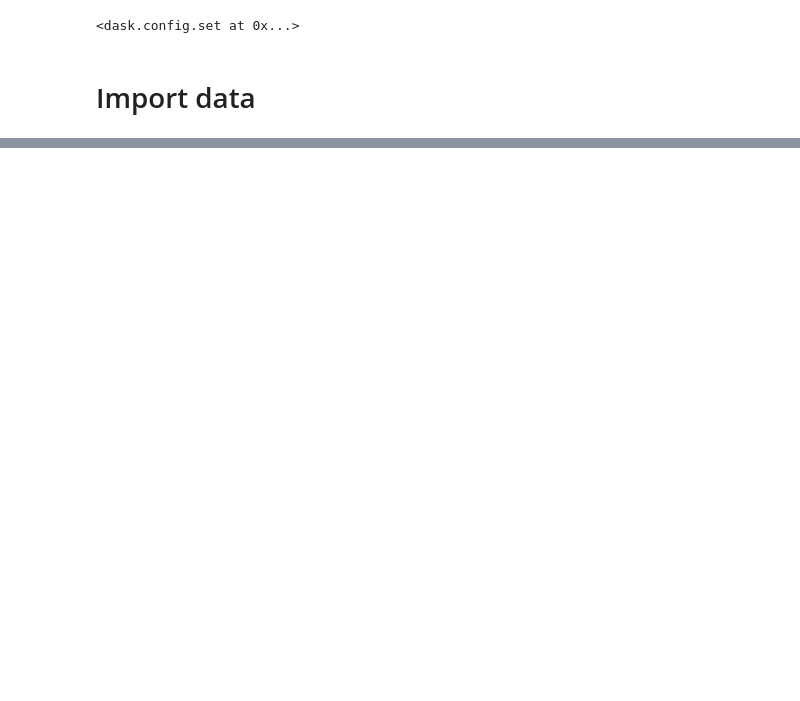
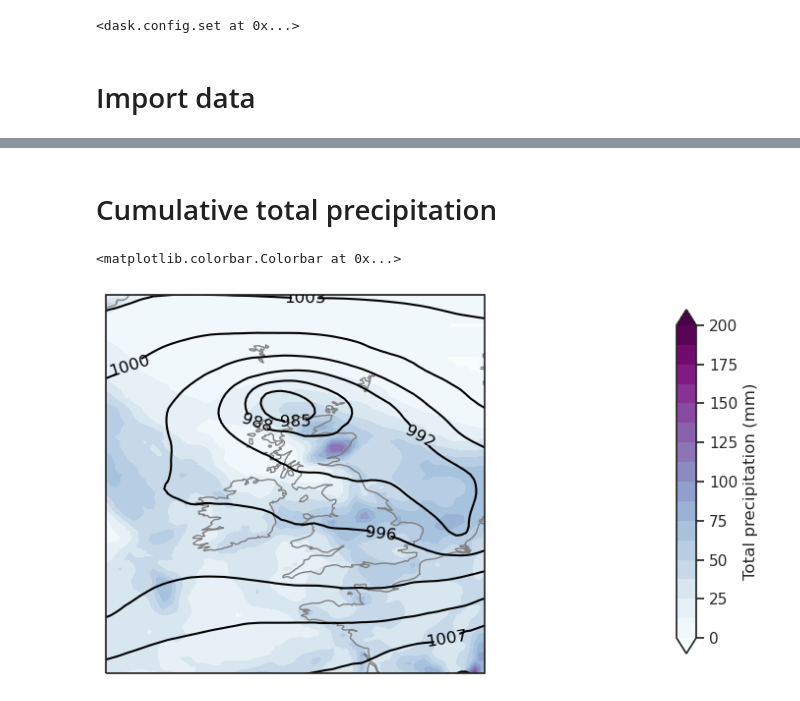
Before and after one commit to shirin-ermis/Storm_Babet, a Jupyter notebook: notebooks/03_total_precip.ipynb, the cells around one changed output, grey strips where cells are left out. Saved outputs shown, nothing was run; the diff lists cells and outputs as text; code cells hidden in the pictures; blank space fills up the shorter version.

Commit message:
some progress, precip in forecast likely still calculated wrong

```diff
--- a/notebooks/03_total_precip.ipynb
+++ b/notebooks/03_total_precip.ipynb
@@ -122,0 +149,58 @@ base_dir = '/home/e/ermis/Storm_Babet/data/'
+# %% [markdown]
+# Cumulative total precipitation
+# %%
+# Plot settings
+
+# UK
+lat_max = 65
+lat_min = 45
+lon_min = -15
+lon_max = 5
+
+# #Europe
+# lat_max = 70
+# lat_min = 33
+# lon_min = -27
+# lon_max = 25
+
+tp_min = 0 # Precipitation in mm
+tp_max = 200
+
+p_min = 970 # Pressure in hPa
+p_max= 1030
+# %%
+projection = ccrs.PlateCarree()
+
+longitude =tp_era.longitude.values
+latitude = tp_era.latitude.values
+
+# figure and map setup
+fig = plt.figure(1, figsize=(10, 5))
+ax = plt.subplot(1,1,1, projection = projection)
+ax.set_extent([lon_min, lon_max, lat_min, lat_max], projection)
+ax.add_feature(cfeature.COASTLINE.with_scale('50m'), color = 'grey')
+
+# data for plotting
+tp_vals = tp_era.values
+p_vals = era5.msl.sel(time=endtime).values/100
+
+# tp as shading
+clevs_tp = np.linspace(tp_min, tp_max, 17)
+cf = ax.contourf(longitude, latitude, tp_vals, clevs_tp, cmap=plt.cm.BuPu,
+                transform=projection,
+                extend='both')
+
+# isobars as contours
+clevs_p = np.linspace(p_min, p_max, 17)
+cs = ax.contour(longitude, latitude, p_vals, clevs_p, colors='black',
+                transform=projection)
+plt.clabel(cs, fmt='%d')
+
+# colourbar, title etc
+fig.subplots_adjust(right=0.8)
+cbar_ax = fig.add_axes([0.85, 0.15, 0.02, 0.7])
+fig.colorbar(cf, cax=cbar_ax, label='Total precipitation (mm)')
+# plt.suptitle('Op. forecast at {} and initialisatio at{}'.format(timestep_plot, inidate))
+# %% [output]
+<matplotlib.colorbar.Colorbar at 0x...>
+[figure, added]
```
Also changed, not shown: parts of 7 cells of this notebook.
